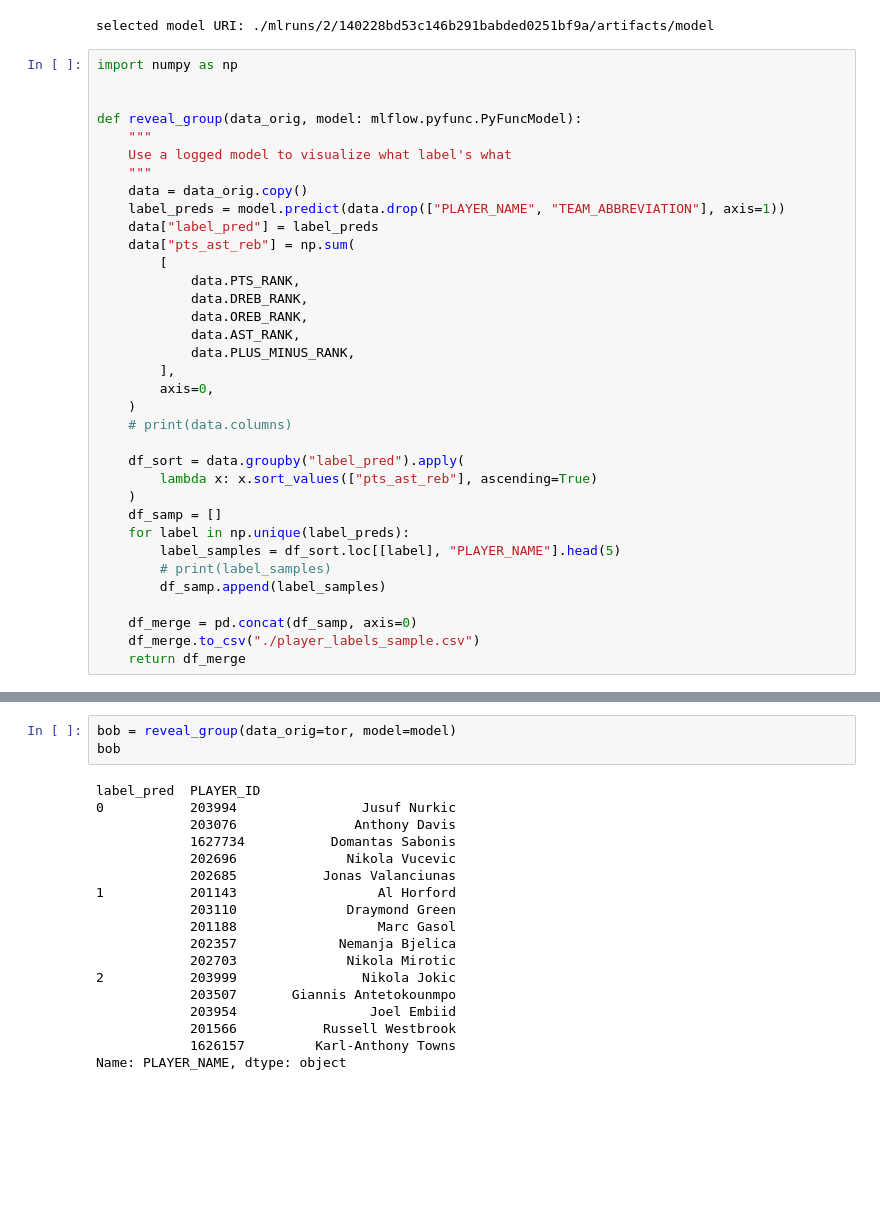
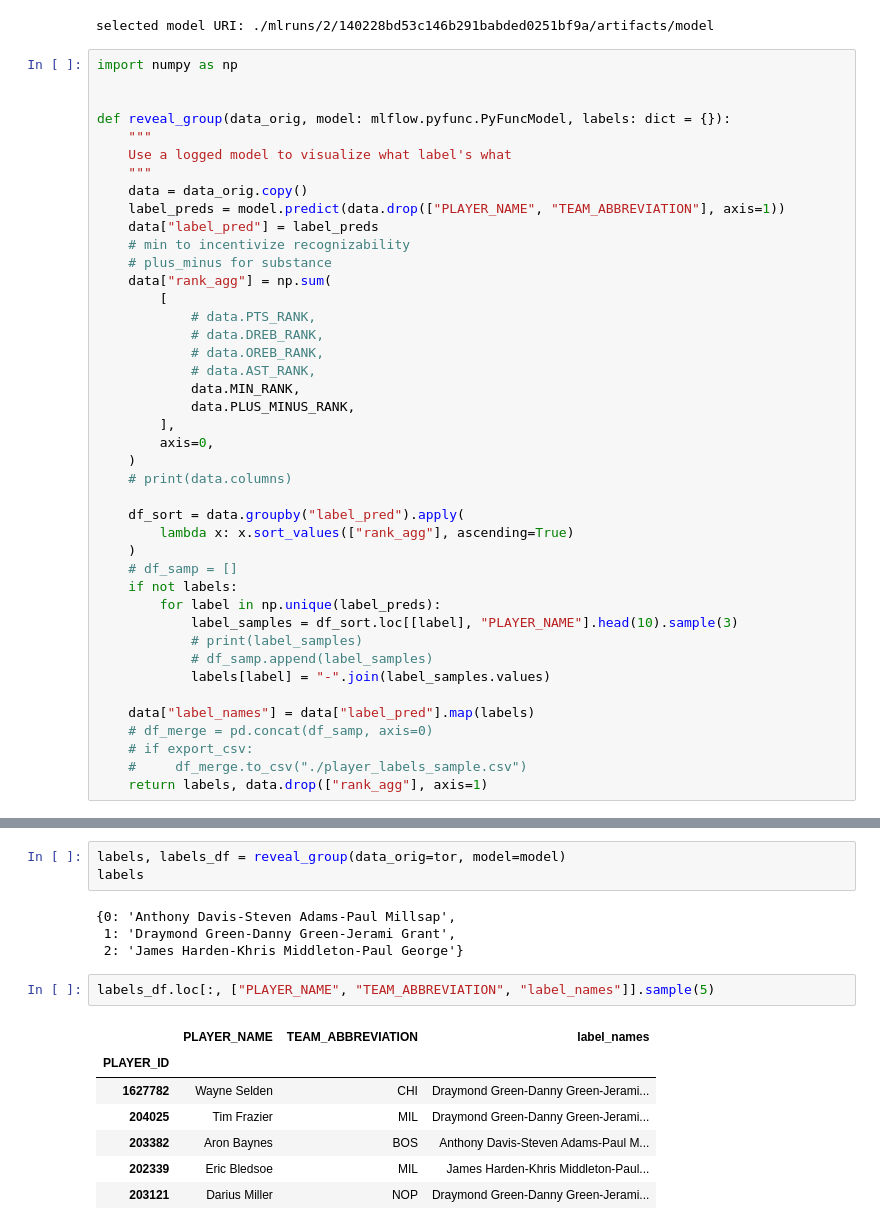
Before and after one commit to vykuang/nba-stats-streamlit, a Jupyter notebook: notebooks/model_league.ipynb, the cells around one changed output, grey strips where cells are left out. Drawn from its saved outputs; the diff is of its cells as text; blank space fills up the shorter version.

Commit message:
transform revision for rank

```diff
--- a/notebooks/model_league.ipynb
+++ b/notebooks/model_league.ipynb
@@ -106,19 +106,22 @@ selected model URI: ./mlruns/2/140228bd53c146b291babded0251bf9a/artifacts/model
 import numpy as np
 
 
-def reveal_group(data_orig, model: mlflow.pyfunc.PyFuncModel):
+def reveal_group(data_orig, model: mlflow.pyfunc.PyFuncModel, labels: dict = {}):
     """
     Use a logged model to visualize what label's what
     """
     data = data_orig.copy()
     label_preds = model.predict(data.drop(["PLAYER_NAME", "TEAM_ABBREVIATION"], axis=1))
     data["label_pred"] = label_preds
-    data["pts_ast_reb"] = np.sum(
+    # min to incentivize recognizability
+    # plus_minus for substance
+    data["rank_agg"] = np.sum(
         [
-            data.PTS_RANK,
-            data.DREB_RANK,
-            data.OREB_RANK,
-            data.AST_RANK,
+            # data.PTS_RANK,
+            # data.DREB_RANK,
+            # data.OREB_RANK,
+            # data.AST_RANK,
+            data.MIN_RANK,
             data.PLUS_MINUS_RANK,
         ],
         axis=0,
@@ -126,14 +129,18 @@ def reveal_group(data_orig, model: mlflow.pyfunc.PyFuncModel):
     # print(data.columns)
 
     df_sort = data.groupby("label_pred").apply(
-        lambda x: x.sort_values(["pts_ast_reb"], ascending=True)
+        lambda x: x.sort_values(["rank_agg"], ascending=True)
     )
-    df_samp = []
-    for label in np.unique(label_preds):
-        label_samples = df_sort.loc[[label], "PLAYER_NAME"].head(5)
-        # print(label_samples)
-        df_samp.append(label_samples)
+    # df_samp = []
+    if not labels:
+        for label in np.unique(label_preds):
+            label_samples = df_sort.loc[[label], "PLAYER_NAME"].head(10).sample(3)
+            # print(label_samples)
+            # df_samp.append(label_samples)
+            labels[label] = "-".join(label_samples.values)
 
-    df_merge = pd.concat(df_samp, axis=0)
-    df_merge.to_csv("./player_labels_sample.csv")
-    return df_merge
+    data["label_names"] = data["label_pred"].map(labels)
+    # df_merge = pd.concat(df_samp, axis=0)
+    # if export_csv:
+    #     df_merge.to_csv("./player_labels_sample.csv")
+    return labels, data.drop(["rank_agg"], axis=1)
@@ -140,21 +153,17 @@ def reveal_group(data_orig, model: mlflow.pyfunc.PyFuncModel):
 # %%
-bob = reveal_group(data_orig=tor, model=model)
-bob
+labels, labels_df = reveal_group(data_orig=tor, model=model)
+labels
 # %% [output]
-label_pred  PLAYER_ID
-0           203994                Jusuf Nurkic
-            203076               Anthony Davis
-            1627734           Domantas Sabonis
-            202696              Nikola Vucevic
-            202685           Jonas Valanciunas
-1           201143                  Al Horford
-            203110              Draymond Green
-            201188                  Marc Gasol
-            202357             Nemanja Bjelica
-            202703              Nikola Mirotic
-2           203999                Nikola Jokic
-            203507       Giannis Antetokounmpo
-            203954                 Joel Embiid
-            201566           Russell Westbrook
-            1626157         Karl-Anthony Towns
-Name: PLAYER_NAME, dtype: object
+{0: 'Anthony Davis-Steven Adams-Paul Millsap',
+ 1: 'Draymond Green-Danny Green-Jerami Grant',
+ 2: 'James Harden-Khris Middleton-Paul George'}
+# %%
+labels_df.loc[:, ["PLAYER_NAME", "TEAM_ABBREVIATION", "label_names"]].sample(5)
+# %% [output]
+|  | PLAYER_NAME | TEAM_ABBREVIATION | label_names |
+| PLAYER_ID |  |  |  |
+| 1627782 | Wayne Selden | CHI | Draymond Green-Danny Green-Jerami... |
+| 204025 | Tim Frazier | MIL | Draymond Green-Danny Green-Jerami... |
+| 203382 | Aron Baynes | BOS | Anthony Davis-Steven Adams-Paul M... |
+| 202339 | Eric Bledsoe | MIL | James Harden-Khris Middleton-Paul... |
+| 203121 | Darius Miller | NOP | Draymond Green-Danny Green-Jerami... |
```
Also changed, not shown: parts of 8 cells of this notebook, 2 other files.
